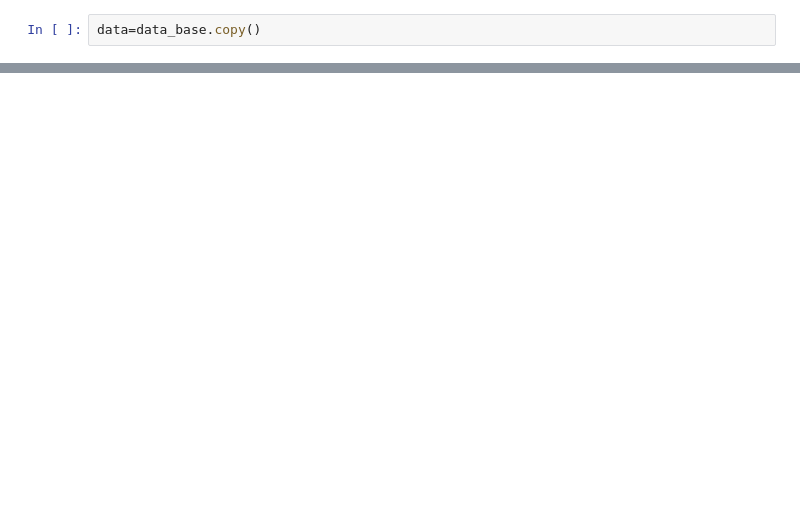
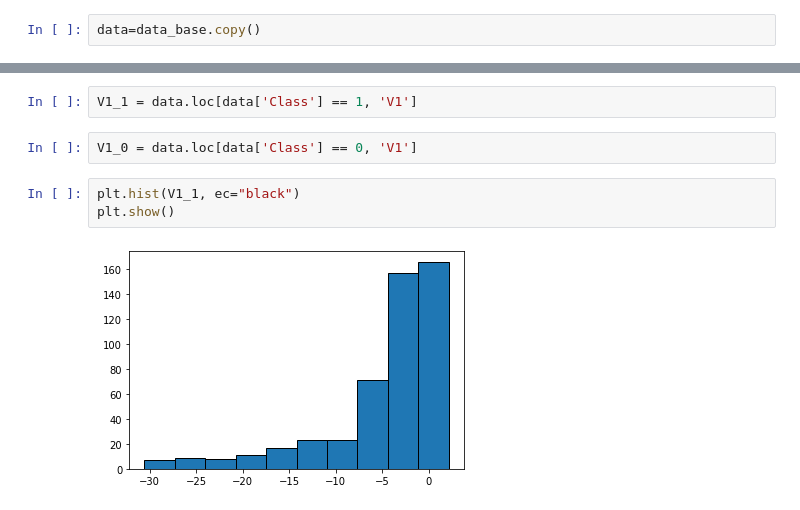
Before and after one commit to abpinduction/PythonDSByGeekBrains, a Jupyter notebook: 5. Homework. Визуализация данных в Matplotlib. *.ipynb, the cells around one changed output, grey strips where cells are left out. Drawn from its saved outputs; the diff is of its cells as text; blank space fills up the shorter version.

```diff
--- a/5. Homework. Визуализация данных в Matplotlib. *.ipynb
+++ b/5. Homework. Визуализация данных в Matplotlib. *.ipynb
@@ -174,0 +179,9 @@ num_of_V_for_Class = pd.value_count
+# %%
+V1_1 = data.loc[data['Class'] == 1, 'V1']
+# %%
+V1_0 = data.loc[data['Class'] == 0, 'V1']
+# %%
+plt.hist(V1_1, ec="black")
+plt.show()
+# %% [output]
+[figure, added]
```
Also changed, not shown: parts of 18 cells of this notebook.
